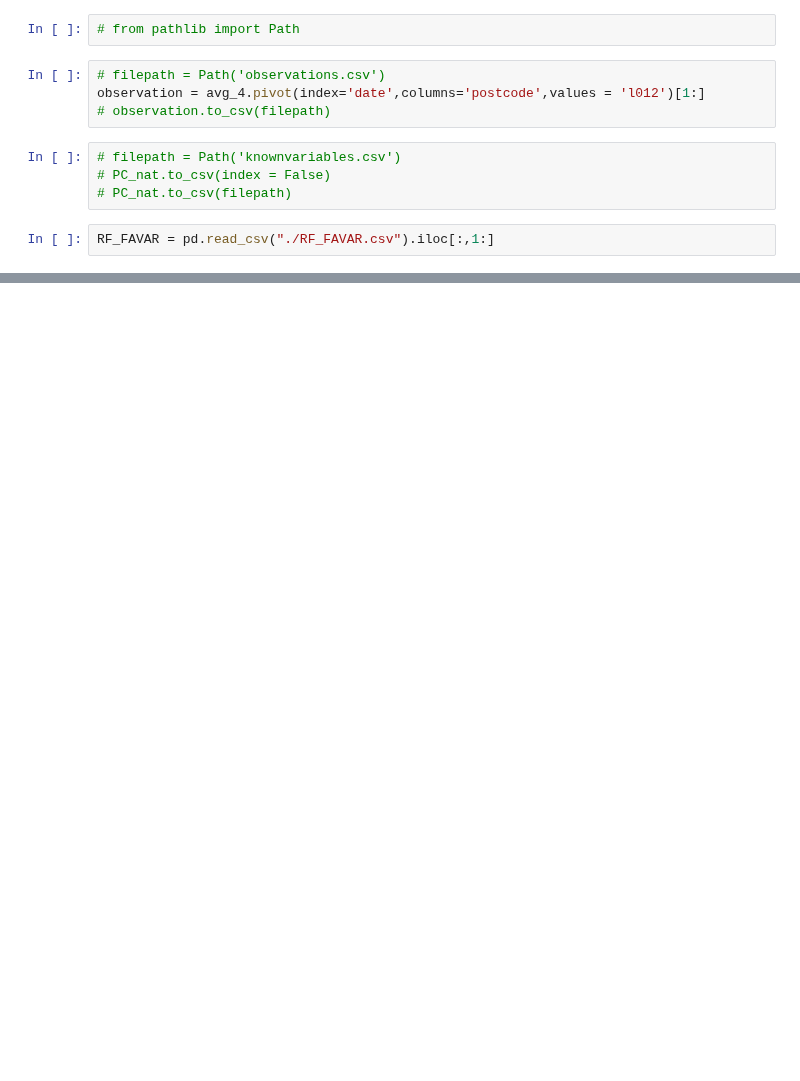
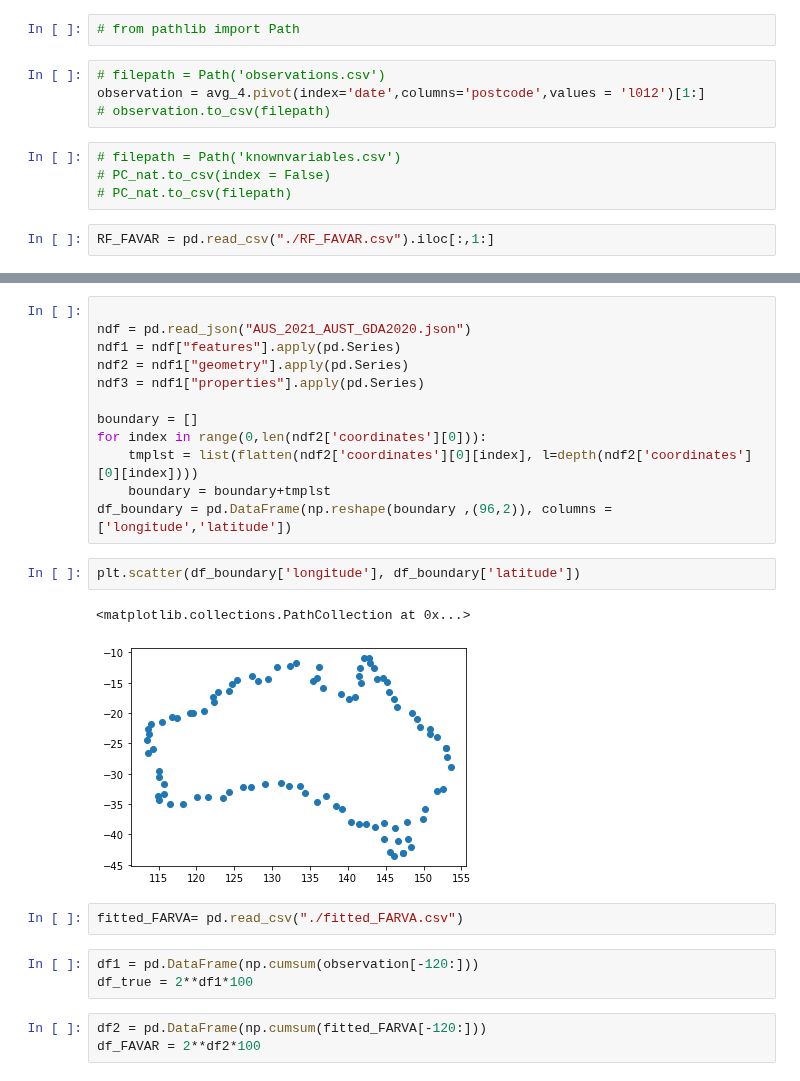
Before and after one commit to LyuLingfeng95/PhDProject1, a Jupyter notebook: Project1_p7_FAVAR.ipynb, the cells around one changed output, grey strips where cells are left out. Drawn from its saved outputs; the diff is of its cells as text; blank space fills up the shorter version.

```diff
--- a/Project1_p7_FAVAR.ipynb
+++ b/Project1_p7_FAVAR.ipynb
@@ -1461,0 +1475,25 @@ observation
+# %%
+
+ndf = pd.read_json("AUS_2021_AUST_GDA2020.json")
+ndf1 = ndf["features"].apply(pd.Series)
+ndf2 = ndf1["geometry"].apply(pd.Series)
+ndf3 = ndf1["properties"].apply(pd.Series)
+
+boundary = []
+for index in range(0,len(ndf2['coordinates'][0])):
+    tmplst = list(flatten(ndf2['coordinates'][0][index], l=depth(ndf2['coordinates'][0][index])))
+    boundary = boundary+tmplst
+df_boundary = pd.DataFrame(np.reshape(boundary ,(96,2)), columns = ['longitude','latitude'])
+# %%
+plt.scatter(df_boundary['longitude'], df_boundary['latitude'])
+# %% [output]
+<matplotlib.collections.PathCollection at 0x...>
+[figure, added]
+# %%
+fitted_FARVA= pd.read_csv("./fitted_FARVA.csv")
+# %%
+df1 = pd.DataFrame(np.cumsum(observation[-120:]))
+df_true = 2**df1*100
+# %%
+df2 = pd.DataFrame(np.cumsum(fitted_FARVA[-120:]))
+df_FAVAR = 2**df2*100
```
Also changed, not shown: parts of 28 cells of this notebook, 3 other files.
